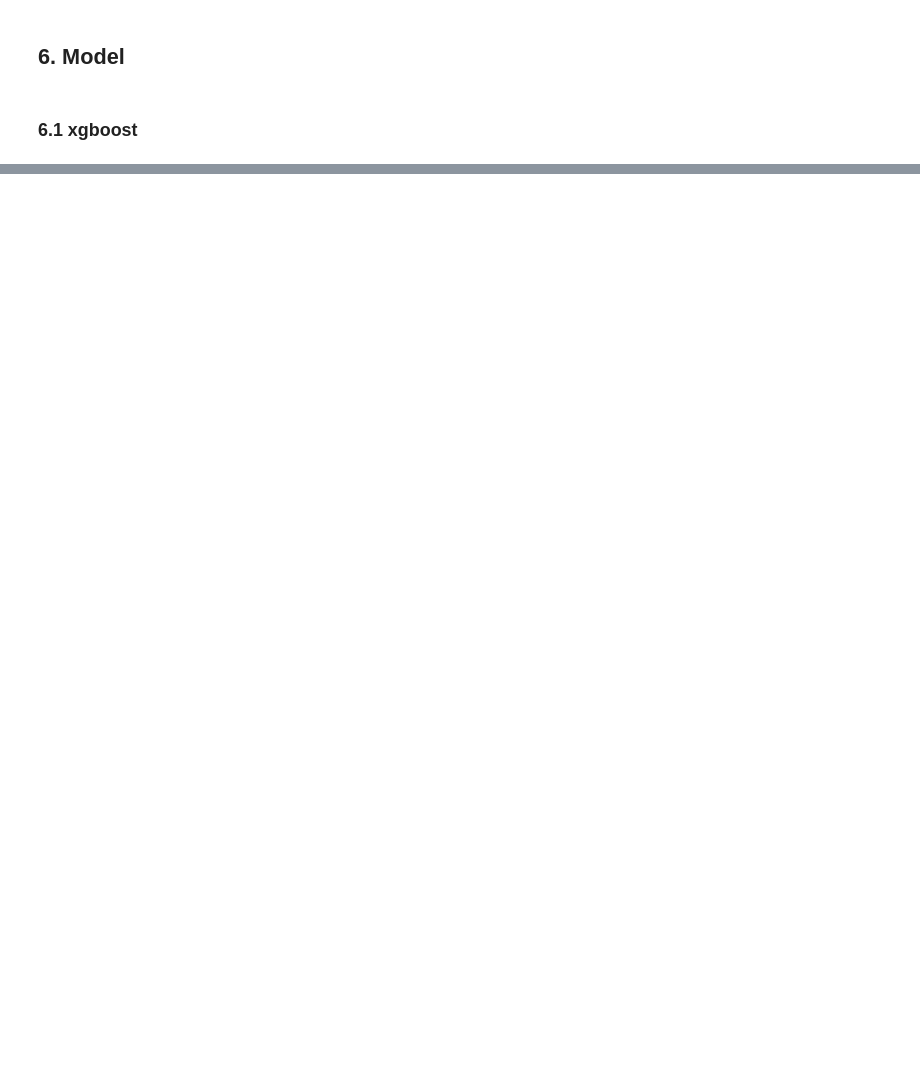
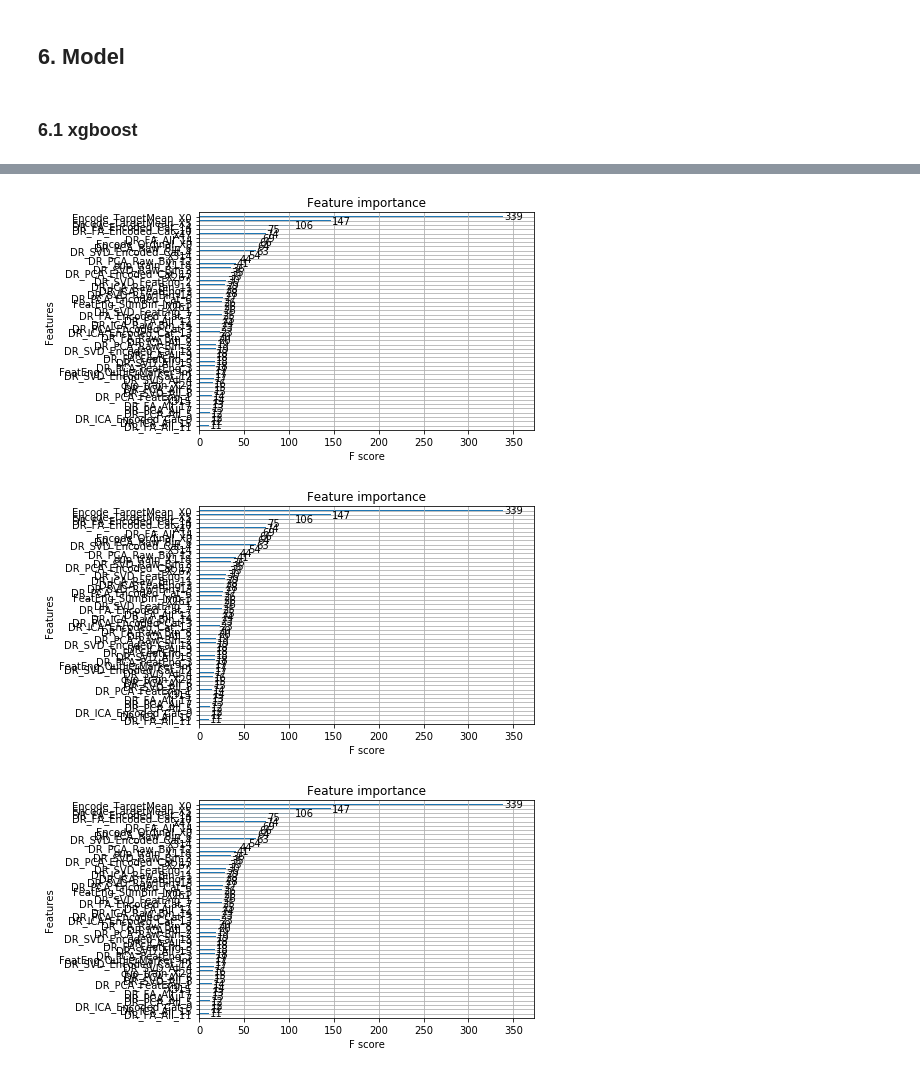
Before and after one commit to jonimatix/Mercedes_Benz_Greener_Manufacturing, a Jupyter notebook: python/6_model.ipynb, the cells around one changed output, grey strips where cells are left out. Drawn from its saved outputs; the diff is of its cells as text; code cells hidden in the pictures; blank space fills up the shorter version.

Commit message:
5_featEng_randomSearch_singleXgb

```diff
--- a/python/6_model.ipynb
+++ b/python/6_model.ipynb
@@ -50,4 +51,5 @@ model_xgb = xgb.XGBRegressor(n_jobs = 6, base_score = np.mean(y_train_all))
 # %%
 # random search
 randSearch_xgb = RandomizedSearchCV(model_xgb, params_xgb, scoring = scorer_r2
-                                    , n_iter = 10, n_jobs = 6, cv = 3, verbose = 1)
+                                    , n_iter = 600, n_jobs = 1, cv = 5, verbose = 1)
+randSearch_xgb.fit(X_train_all, y_train_all)
@@ -57,0 +92,8 @@ Fitting 3 folds for each of 10 candidates, totalling 30 fits
+# %%
+# importance
+xgb.plot_importance(randSearch_xgb.best_estimator_, max_num_features = 50)
+plt.show()
+# %% [output]
+[figure, added]
+[figure, added]
+[figure, added]
```
Also changed, not shown: parts of 8 cells of this notebook.
